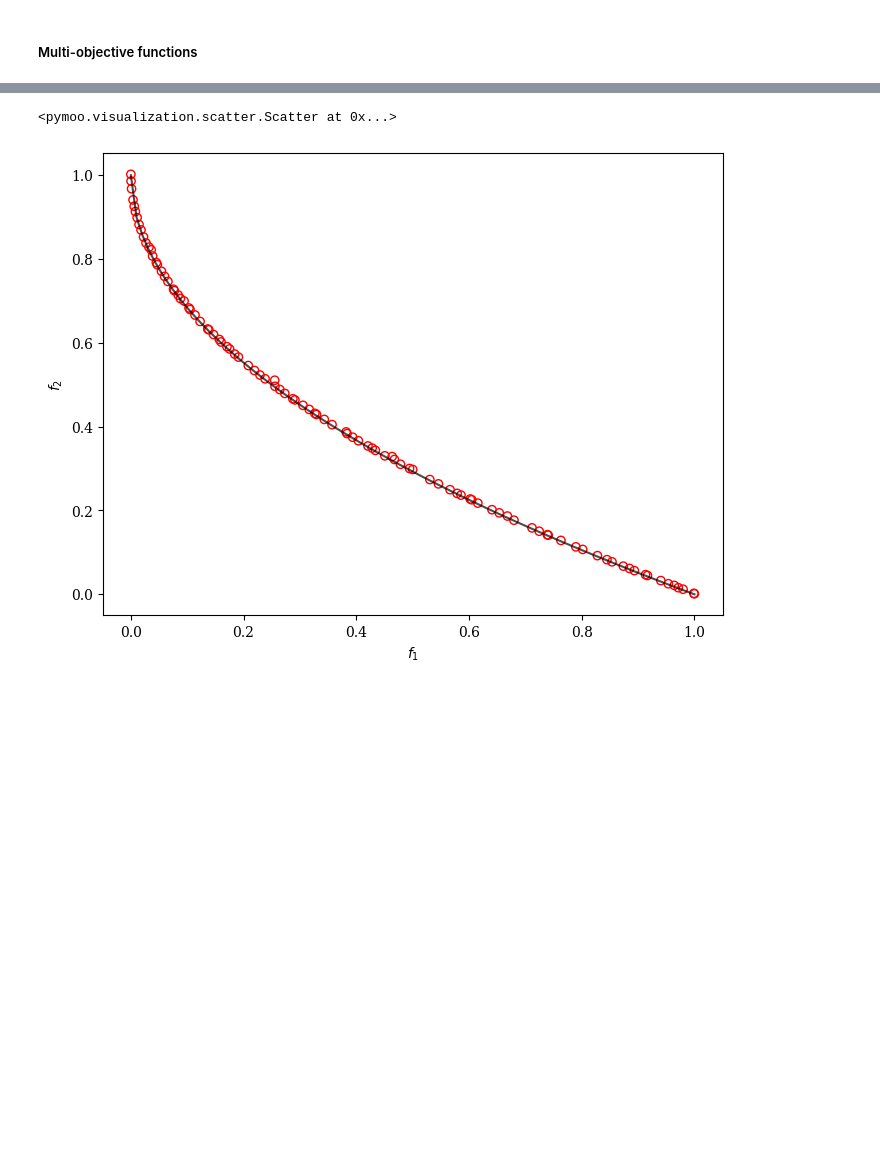
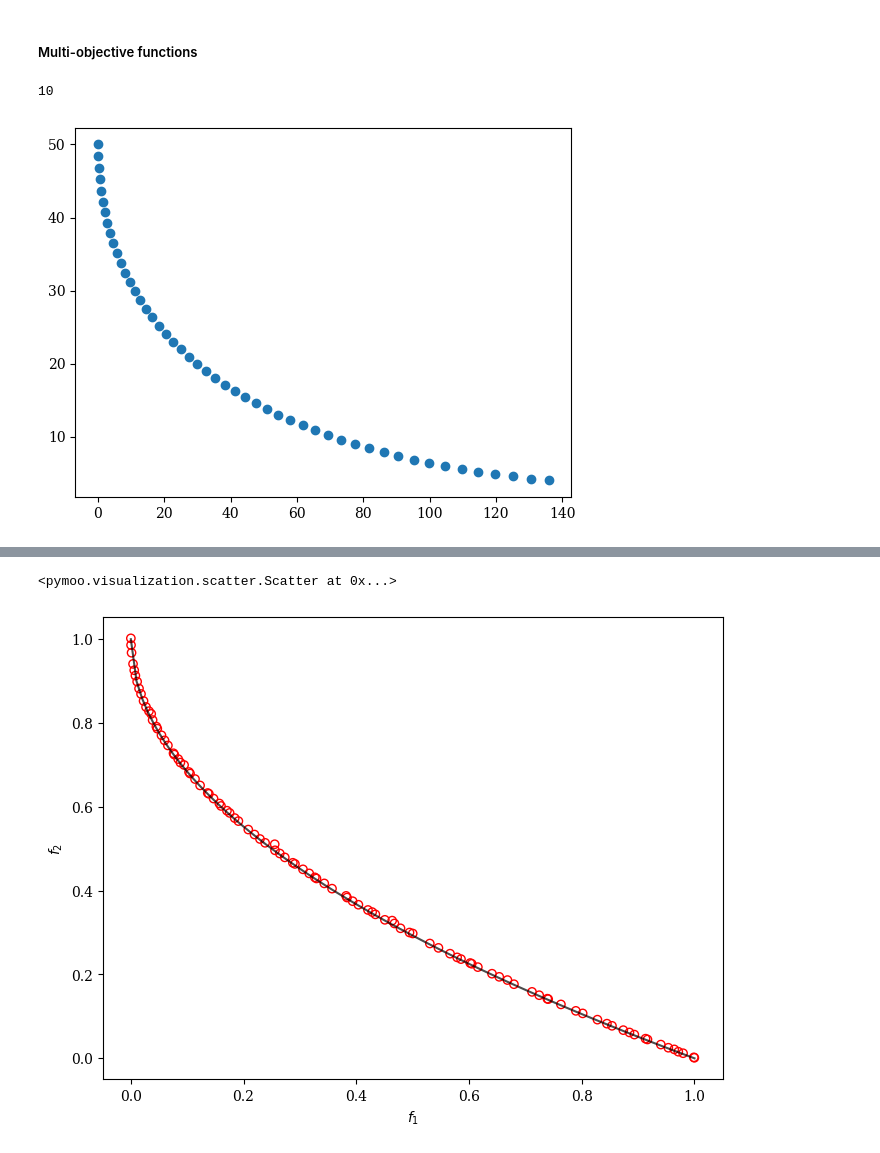
Before and after one commit to mhurtado13/ABM_NLC-CLL, a Jupyter notebook: Physicell_NLCs-CLL/scripts/GA_pymoo.ipynb, the cells around one changed output, grey strips where cells are left out. Cells and saved outputs as stored; diff of their text form; code cells hidden in the pictures; blank space fills up the shorter version.

```diff
--- a/Physicell_NLCs-CLL/scripts/GA_pymoo.ipynb
+++ b/Physicell_NLCs-CLL/scripts/GA_pymoo.ipynb
@@ -89,6 +84,16 @@ class BNH(Problem):
         out["G"] = np.column_stack([const1, const2])
 # %%
 bnh_problem = BNH()
+# %%
+def sum(x1, x3):
+    n = x1 + x3
+    m = x1*x3
+
+    return n, m
+
+print(sum(2,5)[1])
+# %% [output]
+10
 # %%
 from pymoo.util.plotting import plot
 n_points = 50
@@ -98,5 +103,46 @@ x2 = np.linspace(0,3, n_points)
 
 X = np.column_stack([x1, x2])
 #plot(bnh_problem.evaluate(X, return_values_of=["F"]))
+# %%
+import numpy as np
+from pymoo.core.problem import ElementwiseProblem, Problem
+
+class BNH(Problem):
+    def __init__(self):
+        super().__init__(n_var= 2,
+                         n_obj=2,
+                         n_ieq_constr=2,
+                         xl = np.array([0, 0]),
+                         xu = np.array([5,3]))
+
+    def _evaluate(self, x, out, *args, **kwargs):
+
+        #Objective functions
+        obj1 = 4*(x[:,0]**2) + 4*(x[:,1]**2) #Objective function 1
+        obj2 = (x[:,0]-5)**2 + (x[:,1]-5)**2 #Objective function 2
+
+        #Constraints, default orientation of constraints being met is < 0
+        const1 = (x[:,0]-5)**2 + x[:,1]**2 - 25
+        const2 = 7.7 - (x[:,0]-8)**2 -(x[:,1]+3)**2
+
+        #Stacking objectives to "F" and constraints to "G"
+        out["F"] = np.column_stack([obj1, obj2])
+        out["G"] = np.column_stack([const1, const2])
+
+
+bnh_problem = BNH()
+
+# Let's visualise the problem
+from pymoo.util.plotting import plot
+
+n_points = 50
+
+x1 = np.linspace(0, 5, n_points)
+x2 = np.linspace(0, 3, n_points)
+
+X = np.column_stack([x1, x2])
+plot(bnh_problem.evaluate(X, return_values_of=["F"]))
+# %% [output]
+[figure, added]
 # %%
 from pymoo.algorithms.moo.nsga2 import NSGA2
```
Also changed, not shown: parts of 5 cells of this notebook, 4 other files.
